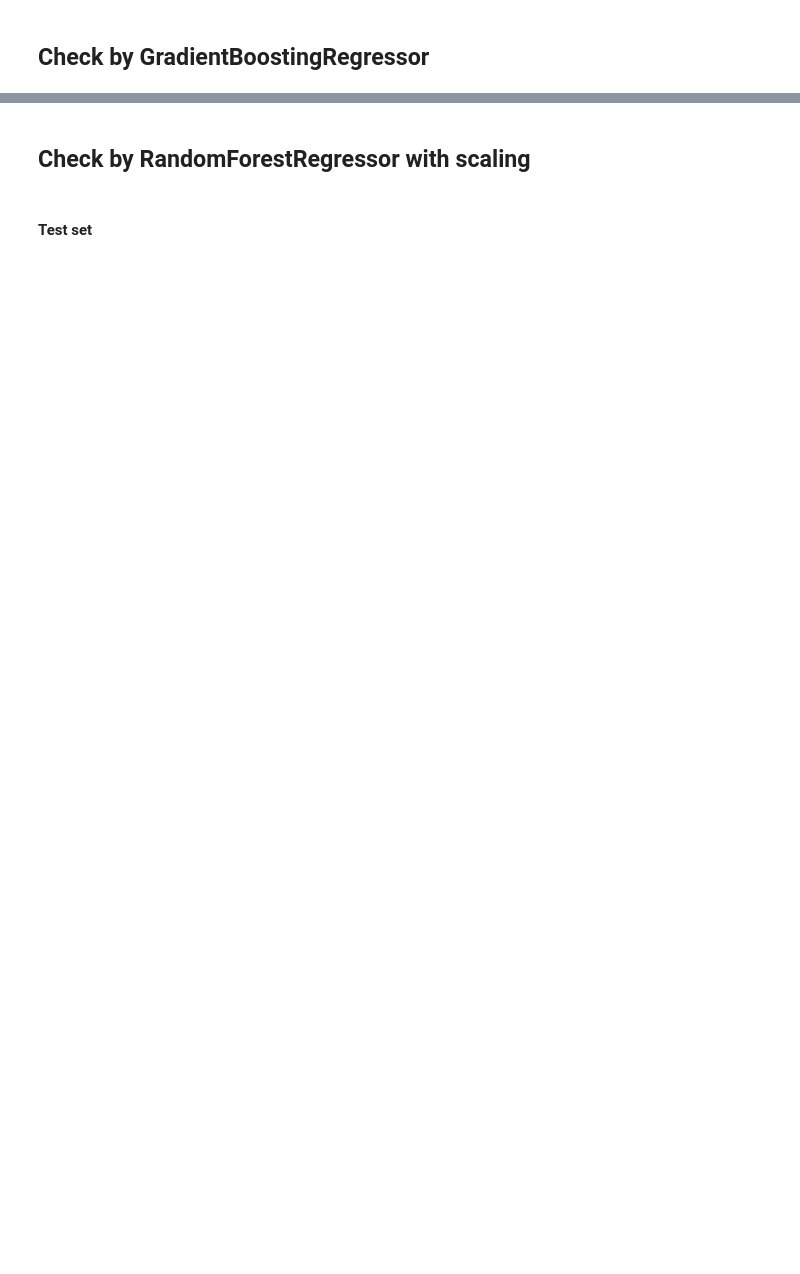
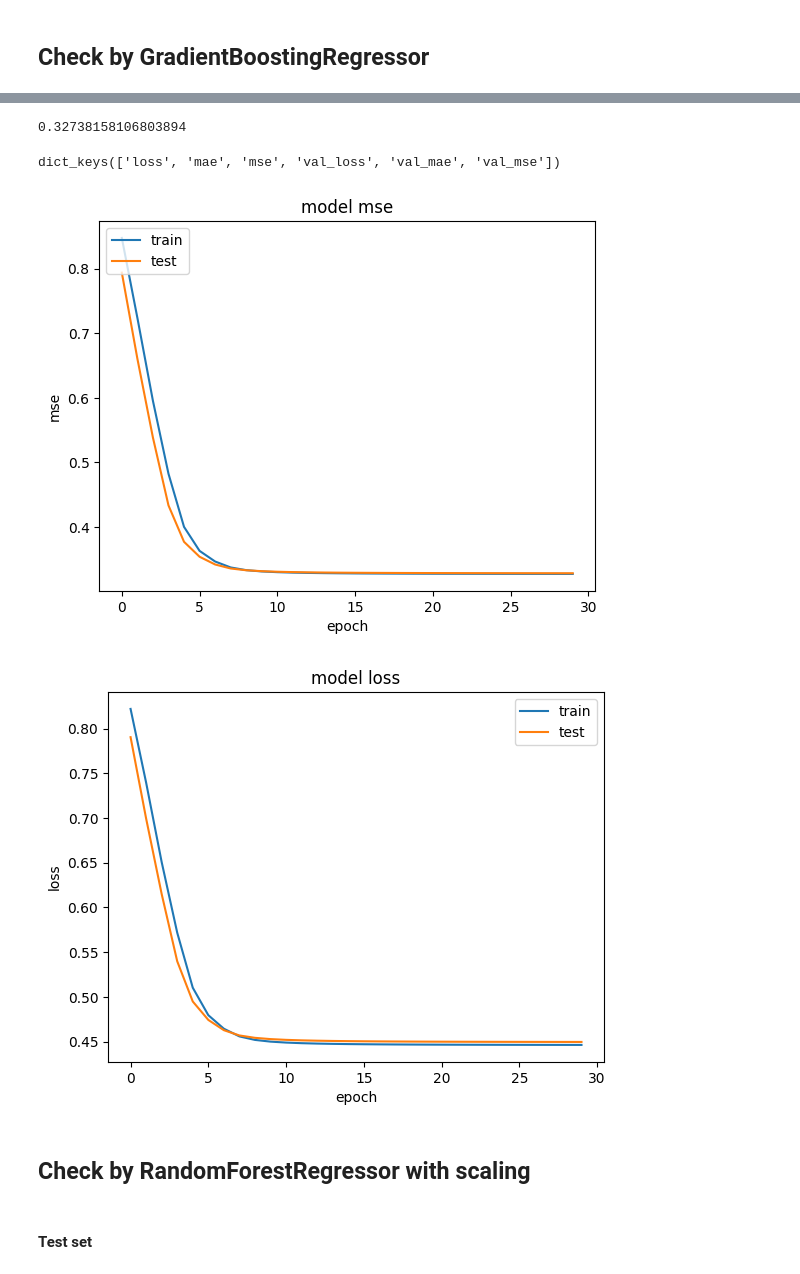
Before and after one commit to xkxixnxgx/spbpu_sdt_homeworks, a Jupyter notebook: homeworks/12/Avocado.ipynb, the cells around one changed output, grey strips where cells are left out. Drawn from its saved outputs; the diff is of its cells as text; code cells hidden in the pictures; blank space fills up the shorter version.

```diff
--- a/homeworks/12/Avocado.ipynb
+++ b/homeworks/12/Avocado.ipynb
@@ -276,0 +322,13 @@ Text(0.5, 1.0, 'The result of GradientBoostingRegressor')
+# %%
+nn_model = Sequential()
+
+nn_model.add(Dense(7, input_dim=5, activation='relu'))
+nn_model.add(Dense(3, activation='sigmoid'))
+# nn_model.add(Dense(7, input_dim=5, activation='relu'))
+# nn_model.add(Dense(3, activation='relu'))
+# nn_model.add(Dense(1, activation='sigmoid'))
+
+
+nn_model.compile(loss='mean_absolute_error', optimizer='adam', metrics=['mae', 'mse'])
+
+nn_model_without_early=nn_model.fit(X_train, y_train, validation_split=0.35, epochs=30, batch_size=128)
@@ -277,3 +354,30 @@ Text(0.5, 1.0, 'The result of GradientBoostingRegressor')
+# %%
+mse_result = nn_model_without_early.history.get("mse")[29]
+print(mse_result)
+# %% [output]
+0.32738158106803894
+# %%
+print(nn_model_without_early.history.keys())
+# summarize history for accuracy
+plt.plot(nn_model_without_early.history['mse'])
+plt.plot(nn_model_without_early.history['val_mse'])
+plt.title('model mse')
+plt.ylabel('mse')
+plt.xlabel('epoch')
+plt.legend(['train', 'test'], loc='upper left')
+plt.show()
+# summarize history for loss
+plt.plot(nn_model_without_early.history['loss'])
+plt.plot(nn_model_without_early.history['val_loss'])
+plt.title('model loss')
+plt.ylabel('loss')
+plt.xlabel('epoch')
+plt.legend(['train', 'test'], loc='upper right')
+plt.show()
+# %% [output]
+dict_keys(['loss', 'mae', 'mse', 'val_loss', 'val_mae', 'val_mse'])
+[figure, added]
+[figure, added]
 # %% [markdown]
 ## Check by RandomForestRegressor with scaling
 # %% [markdown]
```
Also changed, not shown: parts of 27 cells of this notebook, 3 other files.
